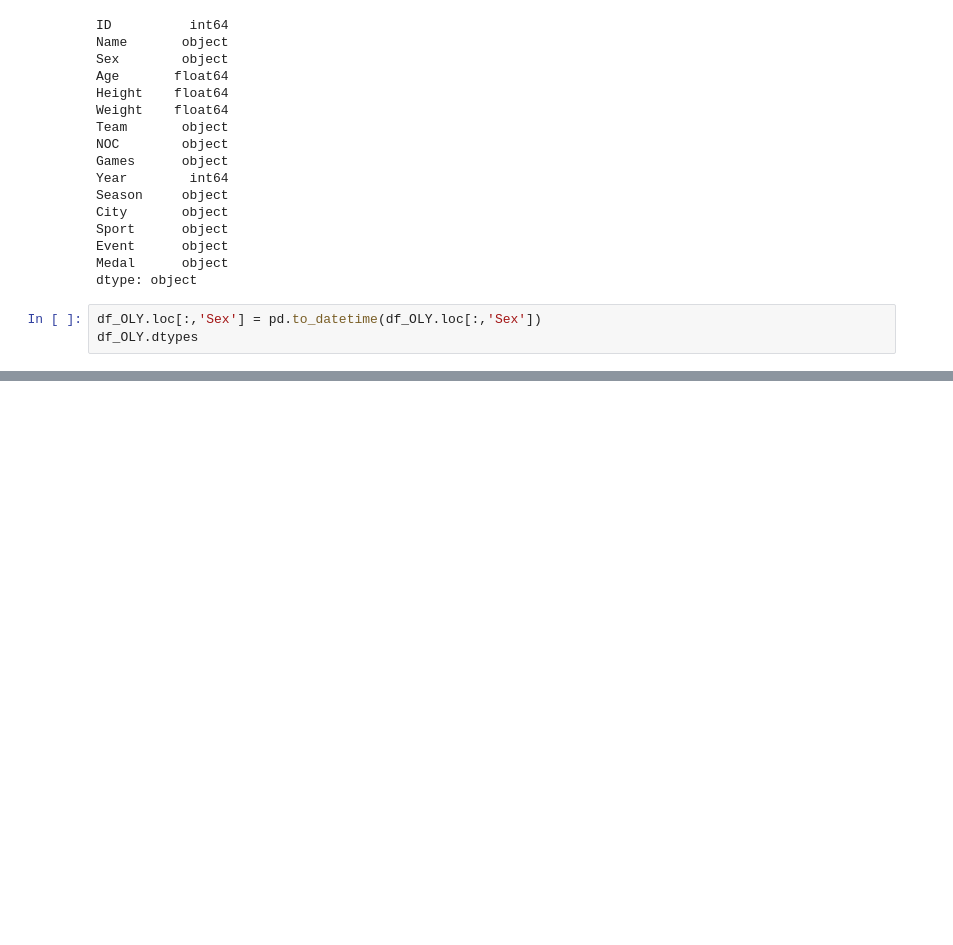
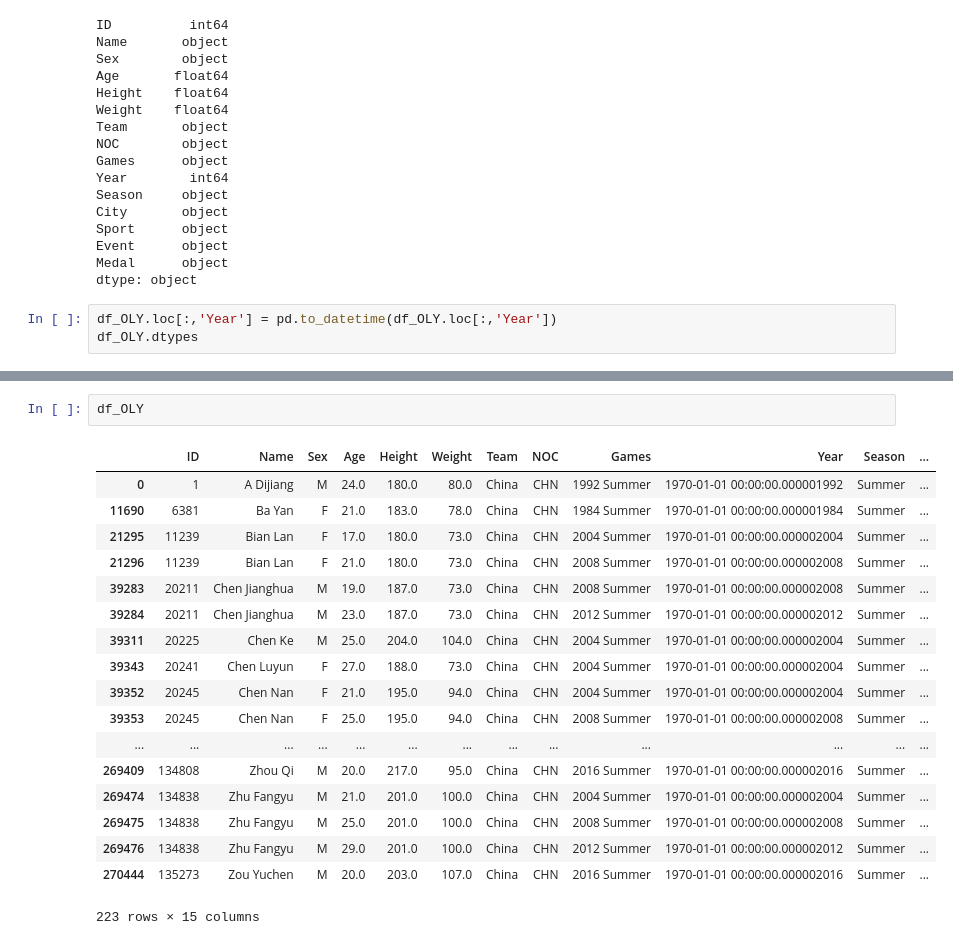
Before and after one commit to baiyuelang/olympic, a Jupyter notebook: final_project.ipynb, the cells around one changed output, grey strips where cells are left out. Drawn from its saved outputs; the diff is of its cells as text; blank space fills up the shorter version.

```diff
--- a/final_project.ipynb
+++ b/final_project.ipynb
@@ -59,6 +55,6 @@ Event      object
 Medal      object
 dtype: object
 # %%
-df_OLY.loc[:,'Sex'] = pd.to_datetime(df_OLY.loc[:,'Sex'])
+df_OLY.loc[:,'Year'] = pd.to_datetime(df_OLY.loc[:,'Year'])
 df_OLY.dtypes
 # %% [output]
@@ -65,0 +82,21 @@ ValueError: Given date string not likely a datetime.
+# %%
+df_OLY
+# %% [output]
+|  | ID | Name | Sex | Age | Height | Weight | Team | NOC | Games | Year | Season | ... |
+| 0 | 1 | A Dijiang | M | 24.0 | 180.0 | 80.0 | China | CHN | 1992 Summer | 1970-01-01 00:00:00.000001992 | Summer | ... |
+| 11690 | 6381 | Ba Yan | F | 21.0 | 183.0 | 78.0 | China | CHN | 1984 Summer | 1970-01-01 00:00:00.000001984 | Summer | ... |
+| 21295 | 11239 | Bian Lan | F | 17.0 | 180.0 | 73.0 | China | CHN | 2004 Summer | 1970-01-01 00:00:00.000002004 | Summer | ... |
+| 21296 | 11239 | Bian Lan | F | 21.0 | 180.0 | 73.0 | China | CHN | 2008 Summer | 1970-01-01 00:00:00.000002008 | Summer | ... |
+| 39283 | 20211 | Chen Jianghua | M | 19.0 | 187.0 | 73.0 | China | CHN | 2008 Summer | 1970-01-01 00:00:00.000002008 | Summer | ... |
+| 39284 | 20211 | Chen Jianghua | M | 23.0 | 187.0 | 73.0 | China | CHN | 2012 Summer | 1970-01-01 00:00:00.000002012 | Summer | ... |
+| 39311 | 20225 | Chen Ke | M | 25.0 | 204.0 | 104.0 | China | CHN | 2004 Summer | 1970-01-01 00:00:00.000002004 | Summer | ... |
+| 39343 | 20241 | Chen Luyun | F | 27.0 | 188.0 | 73.0 | China | CHN | 2004 Summer | 1970-01-01 00:00:00.000002004 | Summer | ... |
+| 39352 | 20245 | Chen Nan | F | 21.0 | 195.0 | 94.0 | China | CHN | 2004 Summer | 1970-01-01 00:00:00.000002004 | Summer | ... |
+| 39353 | 20245 | Chen Nan | F | 25.0 | 195.0 | 94.0 | China | CHN | 2008 Summer | 1970-01-01 00:00:00.000002008 | Summer | ... |
+| ... | ... | ... | ... | ... | ... | ... | ... | ... | ... | ... | ... | ... |
+| 269409 | 134808 | Zhou Qi | M | 20.0 | 217.0 | 95.0 | China | CHN | 2016 Summer | 1970-01-01 00:00:00.000002016 | Summer | ... |
+| 269474 | 134838 | Zhu Fangyu | M | 21.0 | 201.0 | 100.0 | China | CHN | 2004 Summer | 1970-01-01 00:00:00.000002004 | Summer | ... |
+| 269475 | 134838 | Zhu Fangyu | M | 25.0 | 201.0 | 100.0 | China | CHN | 2008 Summer | 1970-01-01 00:00:00.000002008 | Summer | ... |
+| 269476 | 134838 | Zhu Fangyu | M | 29.0 | 201.0 | 100.0 | China | CHN | 2012 Summer | 1970-01-01 00:00:00.000002012 | Summer | ... |
+| 270444 | 135273 | Zou Yuchen | M | 20.0 | 203.0 | 107.0 | China | CHN | 2016 Summer | 1970-01-01 00:00:00.000002016 | Summer | ... |
+223 rows × 15 columns
```
Also changed, not shown: parts of 3 cells of this notebook.
